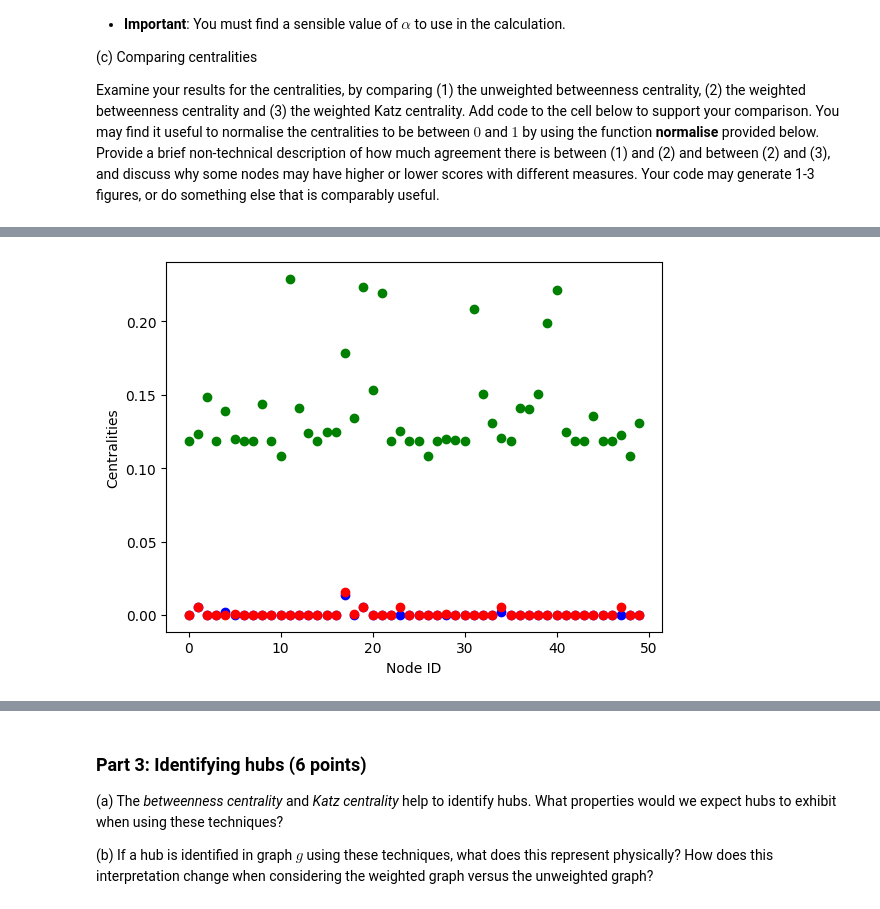
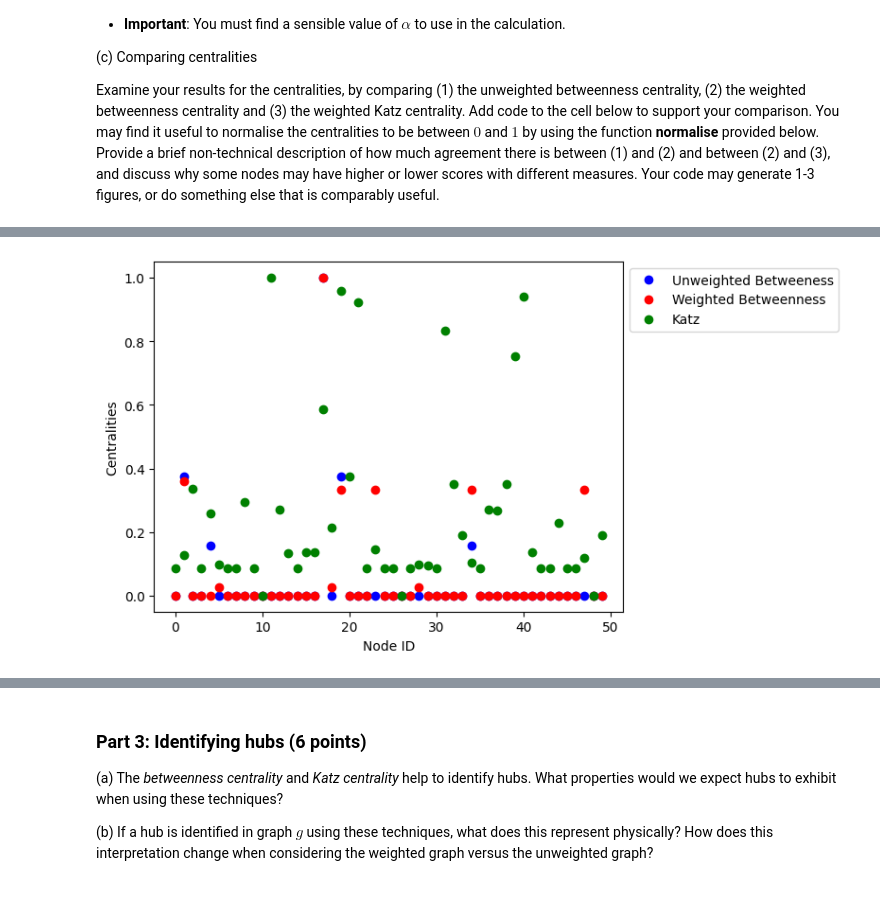
Before and after one commit to Nicholas-Andreou/Network-Science, a Jupyter notebook: Coursework/Coursework1.ipynb, the cells around one changed output, grey strips where cells are left out. Cells and saved outputs as stored; diff of their text form; code cells hidden in the pictures.

```diff
--- a/Coursework/Coursework1.ipynb
+++ b/Coursework/Coursework1.ipynb
@@ -174,8 +169,12 @@ def normalise(values):
 
 #Part A
 
-unweighted_between = nx.betweenness_centrality(g, weight = None)
-weighted_between = nx.betweenness_centrality(g, weight = "weight")
+#I am not normalising the betweeness or Katz centralities just yet, as I do not want to normalise by the number of paths (for betweeness)
+#and the norm of the vector (for Katz). Instead, I will use the provided normalise function which subtracts the minimal value and then
+#divides by the range, to make the centralities easier to compare. (see plots)
+
+unweighted_between = nx.betweenness_centrality(g, weight = None, normalized = False)
+weighted_between = nx.betweenness_centrality(g, weight = "weight", normalized = False)
 
 #Finding Spectral Radius
 gA = nx.adjacency_matrix(g)
@@ -185,20 +184,23 @@ lamb= (sp.linalg.eigs(gA, k=1, which = 'LM')[0]).real
 #Alpha = 1/(2*lamb) < 1/lamb
 my_alpha = (1/(2*lamb))
 
-katz_centrality  = nx.katz_centrality(g, alpha = my_alpha, weight = "weight")
+katz_centrality  = nx.katz_centrality(g, alpha = my_alpha, weight = "weight", normalized = False)
+
+#Normalise before plots
+norm_unweighted_vals = normalise(list(unweighted_between.values()))
+norm_weighted_vals = normalise(list(weighted_between.values()))
+norm_katz_vals = normalise(list(katz_centrality.values()))
 
 #The node IDs
 x_vals = range(0, N)
 
-#The betweenness centralities
-y_unweight_vals = list(unweighted_between.values())
-y_weight_vals = list(weighted_between.values())
-
 plt.ylabel('Centralities')
 plt.xlabel('Node ID')
 
-plt.plot(x_vals, y_unweight_vals, 'bo')
-plt.plot(x_vals, y_weight_vals, 'ro')
+plt.plot(x_vals, norm_unweighted_vals, 'bo', label = 'Unweighted Betweeness')
+plt.plot(x_vals, norm_weighted_vals, 'ro', label = 'Weighted Betweenness')
+plt.legend(loc='upper left', bbox_to_anchor=(1, 1))
+plt.show()
 
-plt.show()
+#Here I have used https://matplotlib.org/stable/api/legend_api.html to anchor the legend box to make the visual clearer
 # %% [output]
@@ -206,21 +208,14 @@ plt.show()
 # %%
-x_vals = range(0, N)
-
-#All centralities including Katz
-y_unweight_vals = list(unweighted_between.values())
-y_weight_vals = list(weighted_between.values())
-y_katz_vals = list(katz_centrality.values())
-
 plt.ylabel('Centralities')
 plt.xlabel('Node ID')
 
-plt.plot(x_vals, y_unweight_vals, 'bo')
-plt.plot(x_vals, y_weight_vals, 'ro')
-plt.plot(x_vals, y_katz_vals, 'go')
-
+plt.plot(x_vals, norm_unweighted_vals, 'bo', label = 'Unweighted Betweeness')
+plt.plot(x_vals, norm_weighted_vals, 'ro', label = 'Weighted Betweenness')
+plt.plot(x_vals, norm_katz_vals, 'go', label = 'Katz')
+plt.legend(loc='upper left', bbox_to_anchor=(1, 1))
 plt.show()
 # %% [output]
-[figure, old version]
+[figure, new version]
 # %%
 #Visualisation of the graph that we are working with
 nx.draw(g, node_size=8, with_labels=True, font_size=5)
```
Also changed, not shown: parts of 8 cells of this notebook.
